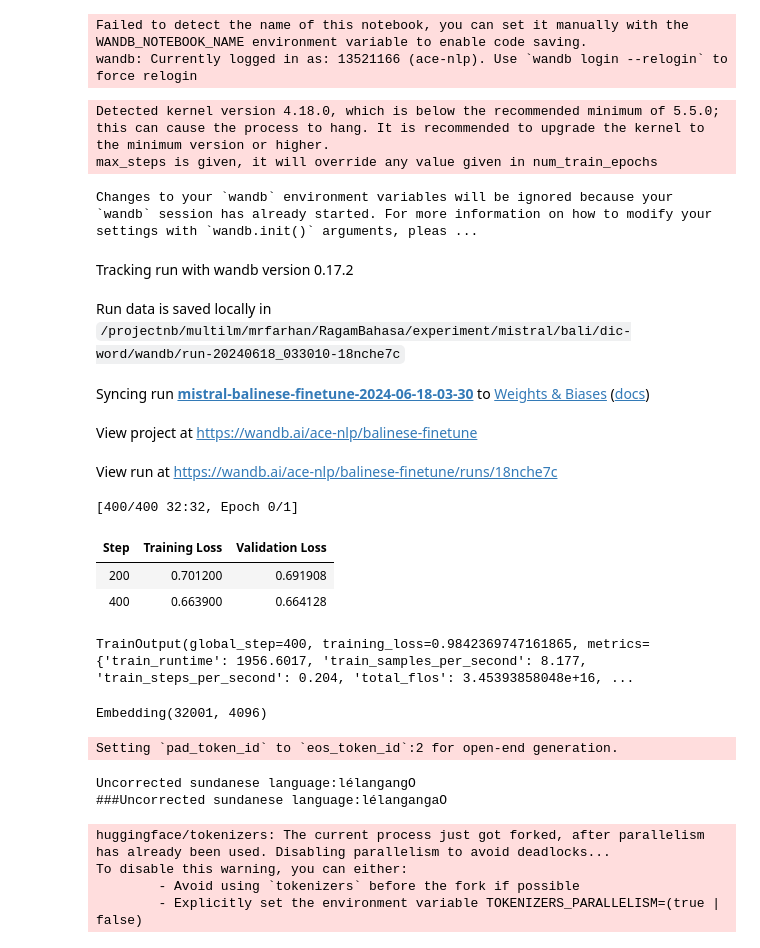
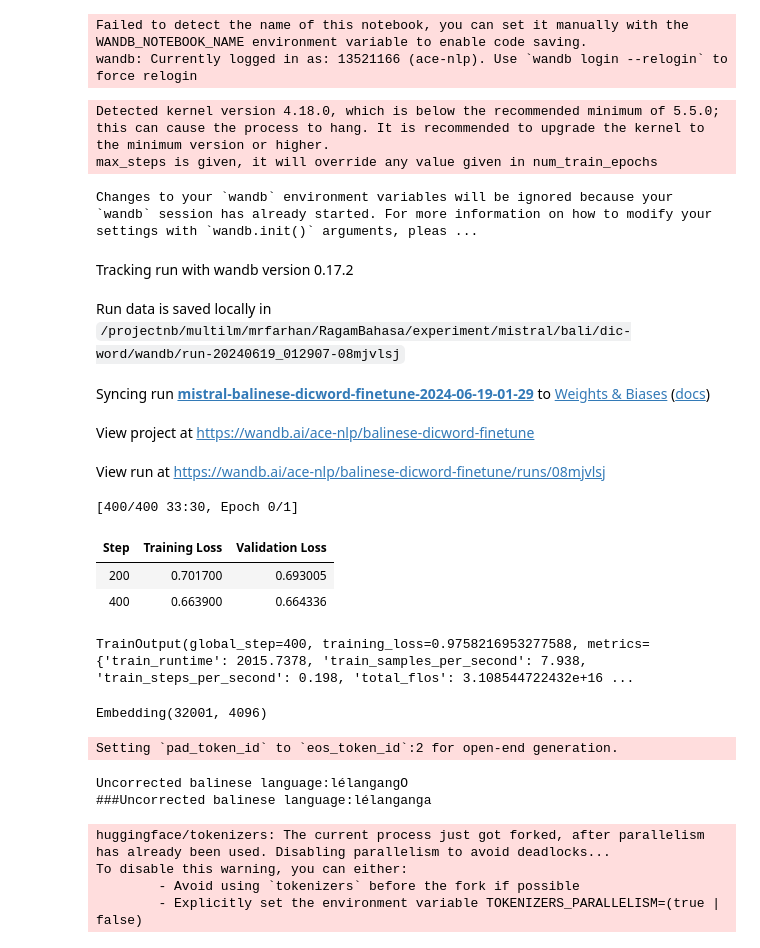
Before and after one commit to rifqifarhansyah/RagamBahasa-Dataset, a Jupyter notebook: Experiment/Mistral/Dic-Word/Mistral-Bali-DicWord-Finetuned.ipynb, the cells around one changed output. Saved outputs shown, nothing was run; the diff lists cells and outputs as text; code cells hidden in the pictures.

```diff
--- a/Experiment/Dic-Word/Mistral-Bali-DicWord-Finetuned.ipynb
+++ b/Experiment/Mistral/Dic-Word/Mistral-Bali-DicWord-Finetuned.ipynb
@@ -92,7 +92,7 @@ plot_data_lengths(tokenized_train_dataset, tokenized_val_dataset)
 108799
 [figure]
 # %%
-max_length = 50
+max_length = 45
 
 def generate_and_tokenize_prompt2(prompt):
     result = tokenizer(
@@ -271,7 +278,7 @@ from datetime import datetime
 
 tokenizer.add_special_tokens({'pad_token': '[PAD]'})
 
-project = "balinese-finetune"
+project = "balinese-dicword-finetune"
 base_model_name = "mistral"
 run_name = base_model_name + "-" + project
 output_dir = "./" + run_name
@@ -283,41 +290,41 @@ trainer = transformers.Trainer(
     args=transformers.TrainingArguments(
         output_dir=output_dir,
         warmup_steps=100, # 10 % of max steps
         per_device_train_batch_size=4,
         gradient_accumulation_steps=10,
         max_steps=400,
         learning_rate=2.5e-5, # Want a small lr for finetuning
         bf16=True,
         optim="adamw_hf",
         logging_steps=50,              # When to start reporting loss
         logging_dir="./logs",        # Directory for storing logs
         save_strategy="steps",       # Save the model checkpoint every logging step
         save_steps=200,                # Save checkpoints every 50 steps
         evaluation_strategy="steps", # Evaluate the model every logging step
         eval_steps=200,               # Evaluate and save checkpoints every 50 steps
         do_eval=True,                # Perform evaluation at the end of training
         report_to="wandb",           # Comment this out if you don't want to use weights & baises
         run_name=f"{run_name}-{datetime.now().strftime('%Y-%m-%d-%H-%M')}"          # Name of the W&B run (optional)
     ),
     data_collator=transformers.DataCollatorForLanguageModeling(tokenizer, mlm=False),
 )
 
 model.config.use_cache = False  # silence the warnings. Please re-enable for inference!
 trainer.train()
 # %% [output]
 Detected kernel version 4.18.0, which is below the recommended minimum of 5.5.0; this can cause the process to hang. It is recommended to upgrade the kernel to the minimum version or higher.
 max_steps is given, it will override any value given in num_train_epochs
 Changes to your `wandb` environment variables will be ignored because your `wandb` session has already started. For more information on how to modify your settings with `wandb.init()` arguments, pleas ...
 Tracking run with wandb version 0.17.2
-Run data is saved locally in /projectnb/multilm/mrfarhan/RagamBahasa/experiment/mistral/bali/dic-word/wandb/run-20240618_033010-18nche7c
+Run data is saved locally in /projectnb/multilm/mrfarhan/RagamBahasa/experiment/mistral/bali/dic-word/wandb/run-20240619_012907-08mjvlsj
-Syncing run mistral-balinese-finetune-2024-06-18-03-30 to Weights & Biases (docs)
+Syncing run mistral-balinese-dicword-finetune-2024-06-19-01-29 to Weights & Biases (docs)
-View project at https://wandb.ai/ace-nlp/balinese-finetune
+View project at https://wandb.ai/ace-nlp/balinese-dicword-finetune
-View run at https://wandb.ai/ace-nlp/balinese-finetune/runs/18nche7c
+View run at https://wandb.ai/ace-nlp/balinese-dicword-finetune/runs/08mjvlsj
-[400/400 32:32, Epoch 0/1]
+[400/400 33:30, Epoch 0/1]
 | Step | Training Loss | Validation Loss |
-| 200 | 0.701200 | 0.691908 |
-| 400 | 0.663900 | 0.664128 |
+| 200 | 0.701700 | 0.693005 |
+| 400 | 0.663900 | 0.664336 |
-TrainOutput(global_step=400, training_loss=0.9842369747161865, metrics={'train_runtime': 1956.6017, 'train_samples_per_second': 8.177, 'train_steps_per_second': 0.204, 'total_flos': 3.45393858048e+16, ...
+TrainOutput(global_step=400, training_loss=0.9758216953277588, metrics={'train_runtime': 2015.7378, 'train_samples_per_second': 7.938, 'train_steps_per_second': 0.198, 'total_flos': 3.108544722432e+16 ...
 # %%
 import torch
 from transformers import AutoTokenizer, AutoModelForCausalLM, BitsAndBytesConfig
@@ -369,5 +376,5 @@ ft_model = PeftModel.from_pretrained(base_model, "mistral-balinese-finetune/chec
 # %%
-eval_prompt = "Uncorrected sundanese language:lélangangO"
+eval_prompt = "Uncorrected balinese language:lélangangO"
 model_input = tokenizer(eval_prompt, return_tensors="pt").to("cuda")
 
 ft_model.eval()
@@ -375,8 +382,8 @@ with torch.no_grad():
     print(tokenizer.decode(ft_model.generate(**model_input, max_new_tokens=100, repetition_penalty=1.15)[0], skip_special_tokens=True))
 # %% [output]
 Setting `pad_token_id` to `eos_token_id`:2 for open-end generation.
-Uncorrected sundanese language:lélangangO
-###Uncorrected sundanese language:lélangangaO
+Uncorrected balinese language:lélangangO
+###Uncorrected balinese language:lélanganga
 # %%
 !pip uninstall pytesseract -y
 # %% [output]
```
Also changed, not shown: parts of 4 cells of this notebook, 10 other files.
